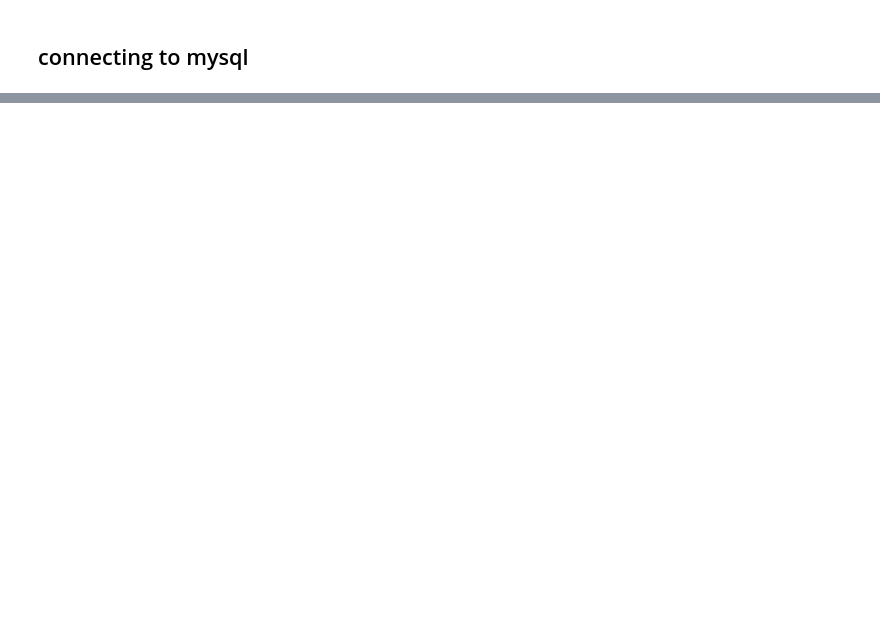
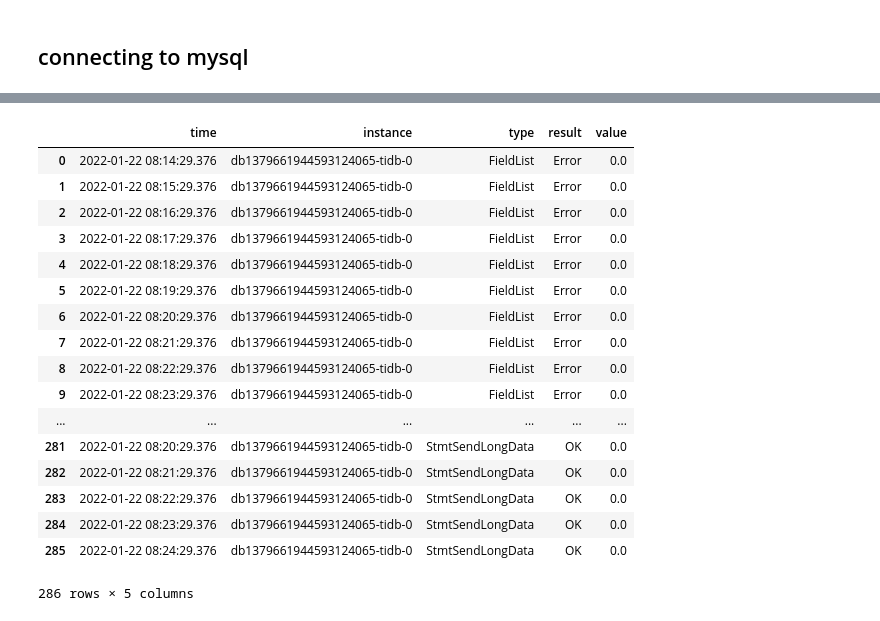
Before and after one commit to nandanrgowda/sql_bike_share_analysis, a Jupyter notebook: SQL capital bike share data .ipynb, the cells around one changed output, grey strips where cells are left out. Saved outputs shown, nothing was run; the diff lists cells and outputs as text; code cells hidden in the pictures; blank space fills up the shorter version.

```diff
--- a/SQL capital bike share data .ipynb
+++ b/SQL capital bike share data .ipynb
@@ -35,0 +46,7 @@ zope.interface                     5.1.2
+# %%
+import os
+# Credenials are read from terminal, to avoid hard coding them in code
+TIDB_HOST = os.getenv('TIDB_HOST')
+TIDB_USER = os.getenv('TIDB_USER')
+TIDB_PASSWORD = os.getenv('TIDB_PASS')
+TIDB_PORT = os.getenv('TIDB_PORT')
@@ -35,0 +57,20 @@ zope.interface                     5.1.2
+# %%
+def load_mysql_data(query: str, _database='bikeshare'):
+    """
+    Takes query as an input, connects with TiDB Instance in AWS Cloud
+    Execute query and Read data from DB and return pandas DF
+    """
+
+    try:
+        # Connect to TiDB database hosted in AWSCloud
+        mydb = connection.connect(host=TIDB_HOST, database =_database,
+                                  user=TIDB_USER, passwd=TIDB_PASSWORD,
+                                  use_pure=True, port=TIDB_PORT)
+        df = pd.read_sql(query, mydb)
+        return df
+    except Exception as e:
+        print(str(e))
+    finally:
+        mydb.close() #close the connection
+
+# trips_df = load_mysql_data("SELECT * FROM trips LIMIT 1")
@@ -35,0 +82,24 @@ zope.interface                     5.1.2
+# %%
+metrics_df = load_mysql_data("""
+SELECT *
+FROM tidb_qps""", _database='METRICS_SCHEMA')
+metrics_df
+# %% [output]
+|  | time | instance | type | result | value |
+| 0 | 2022-01-22 08:14:29.376 | db1379661944593124065-tidb-0 | FieldList | Error | 0.0 |
+| 1 | 2022-01-22 08:15:29.376 | db1379661944593124065-tidb-0 | FieldList | Error | 0.0 |
+| 2 | 2022-01-22 08:16:29.376 | db1379661944593124065-tidb-0 | FieldList | Error | 0.0 |
+| 3 | 2022-01-22 08:17:29.376 | db1379661944593124065-tidb-0 | FieldList | Error | 0.0 |
+| 4 | 2022-01-22 08:18:29.376 | db1379661944593124065-tidb-0 | FieldList | Error | 0.0 |
+| 5 | 2022-01-22 08:19:29.376 | db1379661944593124065-tidb-0 | FieldList | Error | 0.0 |
+| 6 | 2022-01-22 08:20:29.376 | db1379661944593124065-tidb-0 | FieldList | Error | 0.0 |
+| 7 | 2022-01-22 08:21:29.376 | db1379661944593124065-tidb-0 | FieldList | Error | 0.0 |
+| 8 | 2022-01-22 08:22:29.376 | db1379661944593124065-tidb-0 | FieldList | Error | 0.0 |
+| 9 | 2022-01-22 08:23:29.376 | db1379661944593124065-tidb-0 | FieldList | Error | 0.0 |
+| ... | ... | ... | ... | ... | ... |
+| 281 | 2022-01-22 08:20:29.376 | db1379661944593124065-tidb-0 | StmtSendLongData | OK | 0.0 |
+| 282 | 2022-01-22 08:21:29.376 | db1379661944593124065-tidb-0 | StmtSendLongData | OK | 0.0 |
+| 283 | 2022-01-22 08:22:29.376 | db1379661944593124065-tidb-0 | StmtSendLongData | OK | 0.0 |
+| 284 | 2022-01-22 08:23:29.376 | db1379661944593124065-tidb-0 | StmtSendLongData | OK | 0.0 |
+| 285 | 2022-01-22 08:24:29.376 | db1379661944593124065-tidb-0 | StmtSendLongData | OK | 0.0 |
+286 rows × 5 columns
```
Also changed, not shown: parts of 33 cells of this notebook.
